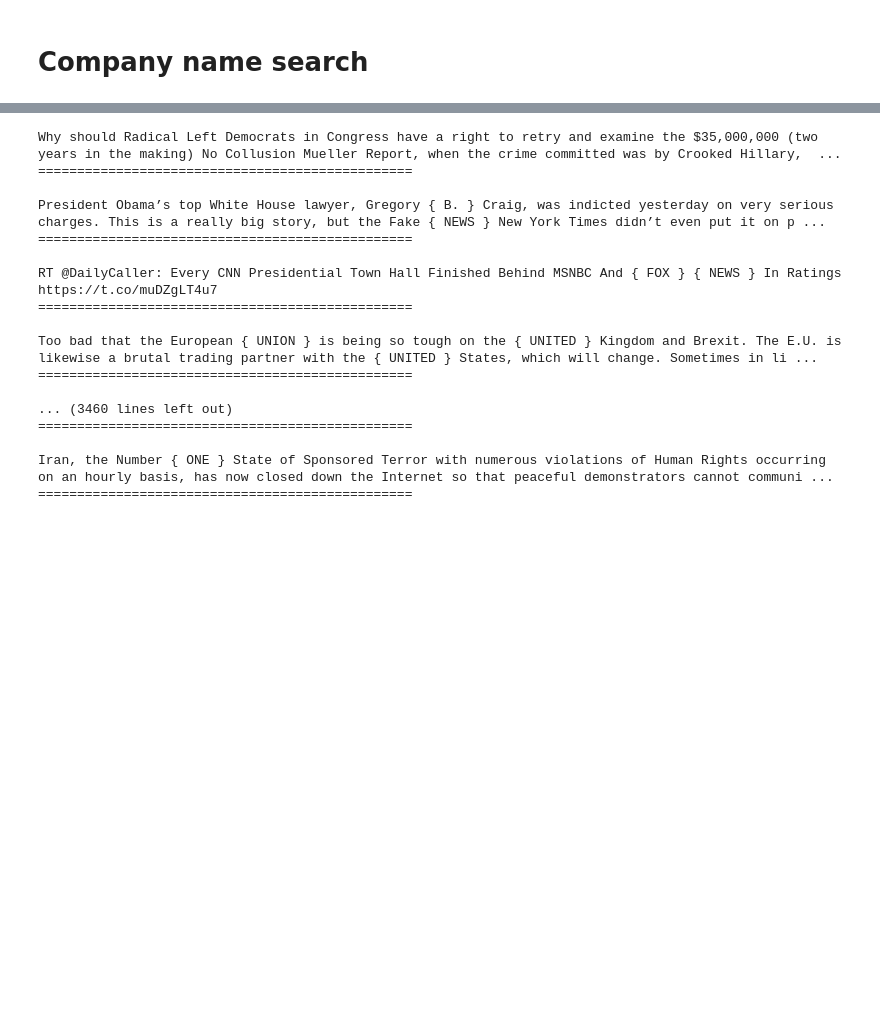
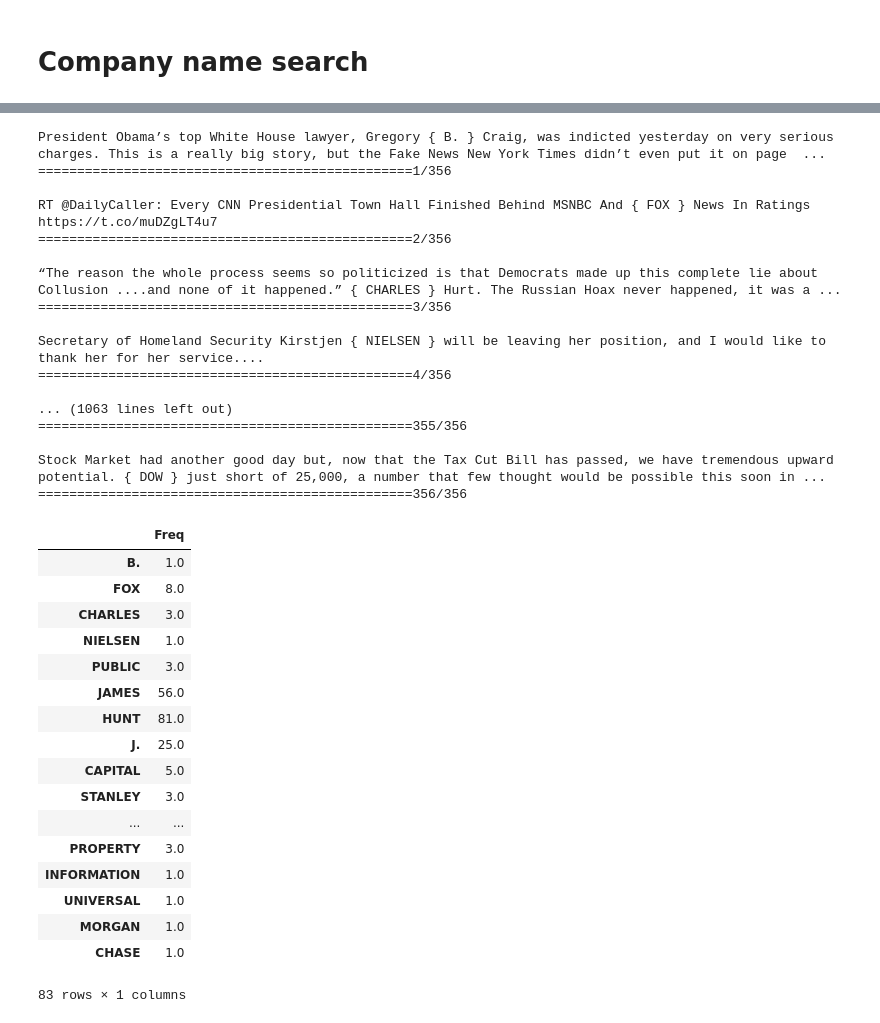
Before and after one commit to OrangeXia2013/TrumpTweetsProject, a Jupyter notebook: code/Data handle.ipynb, the cells around one changed output, grey strips where cells are left out. Cells and saved outputs as stored; diff of their text form; code cells hidden in the pictures; blank space fills up the shorter version.

Commit message:
Count pattern frequency

```diff
--- a/code/Data handle.ipynb
+++ b/code/Data handle.ipynb
@@ -251,25 +310,63 @@ word_lst = pd.DataFrame(lst).drop_duplicates().sort_values(0).reset_index(drop =
 # %%
 word_lst = word_lst[0][word_lst[0].apply(lambda x: not(x.lower() in drop_lst) and len(x) > 1 )].tolist()
 word_lst = [' %s '%i for i in word_lst]
+# %%
+def count_pattern(string, dict_):
+    pattern = re.compile(r'{ (.*?) }', re.S)
+    items = re.findall(pattern, string)
+    for i in items:
+        try:
+            dict_[i] += 1.
+        except:
+            dict_[i] = 1.
+    return dict_
 # %%
-for v in data['text'].apply(is_in, str_lst = word_lst, lower = False).dropna().values:
+i = 1
+dict_ = {}
+v_lst = data['text'].apply(is_in, str_lst = word_lst, lower = False).dropna().values
+for v in v_lst:
+    dict_ = count_pattern(v, dict_)
     print(v)
-    print('================================================\n')
+    print('================================================%s/%s\n'%( i, len(v_lst) ))
+    i += 1
 # %% [output]
-Why should Radical Left Democrats in Congress have a right to retry and examine the $35,000,000 (two years in the making) No Collusion Mueller Report, when the crime committed was by Crooked Hillary,  ...
-================================================
+President Obama’s top White House lawyer, Gregory { B. } Craig, was indicted yesterday on very serious charges. This is a really big story, but the Fake News New York Times didn’t even put it on page  ...
+================================================1/356
 
-President Obama’s top White House lawyer, Gregory { B. } Craig, was indicted yesterday on very serious charges. This is a really big story, but the Fake { NEWS } New York Times didn’t even put it on p ...
-================================================
+RT @DailyCaller: Every CNN Presidential Town Hall Finished Behind MSNBC And { FOX } News In Ratings https://t.co/muDZgLT4u7
+================================================2/356
 
-RT @DailyCaller: Every CNN Presidential Town Hall Finished Behind MSNBC And { FOX } { NEWS } In Ratings https://t.co/muDZgLT4u7
-================================================
+“The reason the whole process seems so politicized is that Democrats made up this complete lie about Collusion ....and none of it happened.” { CHARLES } Hurt. The Russian Hoax never happened, it was a ...
+================================================3/356
 
-Too bad that the European { UNION } is being so tough on the { UNITED } Kingdom and Brexit. The E.U. is likewise a brutal trading partner with the { UNITED } States, which will change. Sometimes in li ...
-================================================
+Secretary of Homeland Security Kirstjen { NIELSEN } will be leaving her position, and I would like to thank her for her service....
+================================================4/356
 
-... (3460 lines left out)
-================================================
+... (1063 lines left out)
+================================================355/356
 
-Iran, the Number { ONE } State of Sponsored Terror with numerous violations of Human Rights occurring on an hourly basis, has now closed down the Internet so that peaceful demonstrators cannot communi ...
-================================================
+Stock Market had another good day but, now that the Tax Cut Bill has passed, we have tremendous upward potential. { DOW } just short of 25,000, a number that few thought would be possible this soon in ...
+================================================356/356
+# %%
+word_freq = pd.DataFrame(dict_, index = ['Freq']).T
+word_freq.to_csv('word frequency.csv')
+word_freq
+# %% [output]
+|  | Freq |
+| B. | 1.0 |
+| FOX | 8.0 |
+| CHARLES | 3.0 |
+| NIELSEN | 1.0 |
+| PUBLIC | 3.0 |
+| JAMES | 56.0 |
+| HUNT | 81.0 |
+| J. | 25.0 |
+| CAPITAL | 5.0 |
+| STANLEY | 3.0 |
+| ... | ... |
+| PROPERTY | 3.0 |
+| INFORMATION | 1.0 |
+| UNIVERSAL | 1.0 |
+| MORGAN | 1.0 |
+| CHASE | 1.0 |
+83 rows × 1 columns
```
Also changed, not shown: parts of 3 cells of this notebook, 2 other files.
